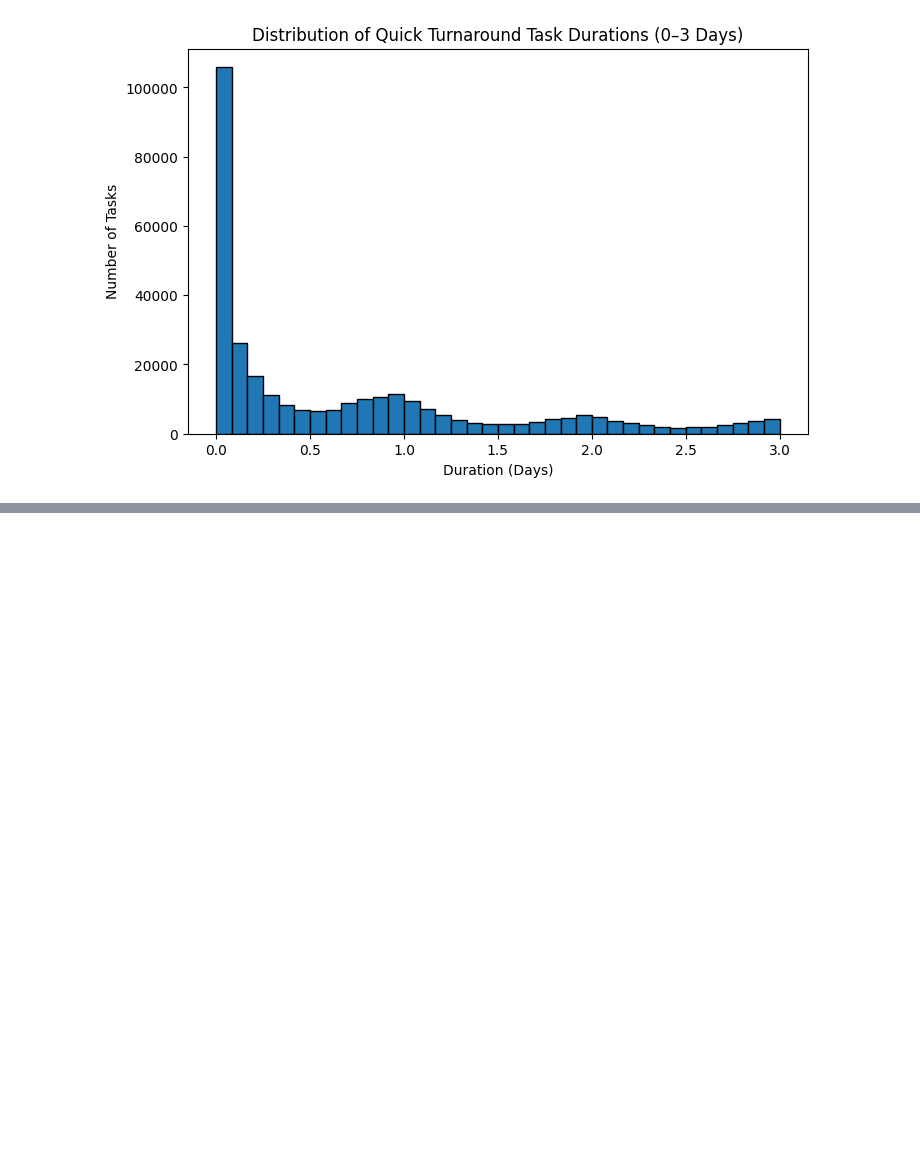
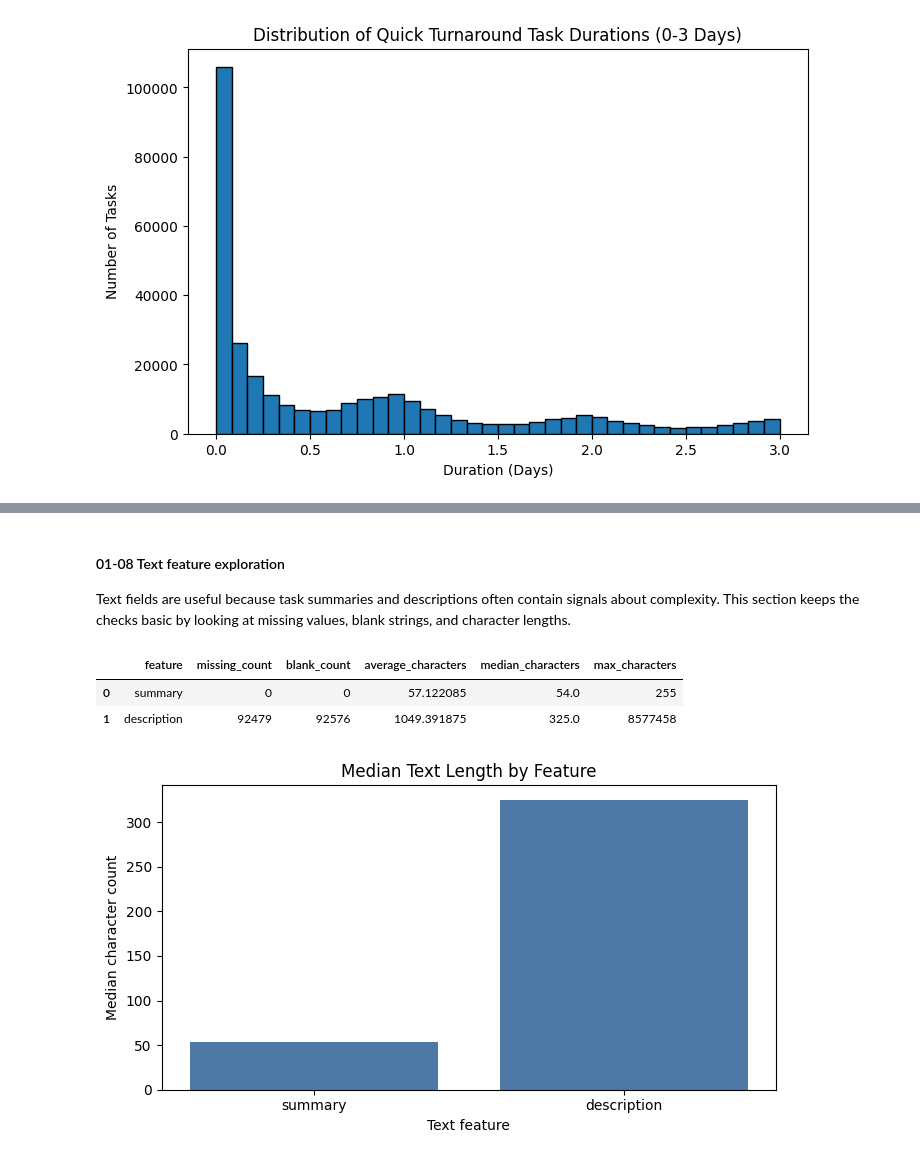
Before and after one commit to OmarElgaafary/Task-Duration-Classifier, a Jupyter notebook: notebooks/01-exploratory-data-analysis.ipynb, the cells around one changed output, grey strips where cells are left out. Saved outputs shown, nothing was run; the diff lists cells and outputs as text; code cells hidden in the pictures; blank space fills up the shorter version.

Commit message:
feat: added-feature-category-and-label-exploration-and-improved-previous-sections

```diff
--- a/notebooks/01-exploratory-data-analysis.ipynb
+++ b/notebooks/01-exploratory-data-analysis.ipynb
@@ -330,0 +340,37 @@ A boxplot is useful in identifying outliers since it uses an IQR (Inter Quartile
+# %% [markdown]
+#### 01-08 Text feature exploration
+
+Text fields are useful because task summaries and descriptions often contain signals about complexity. This section keeps the checks basic by looking at missing values, blank strings, and character lengths.
+# %%
+text_columns = ["summary", "description"]
+text_summary = []
+
+for column in text_columns:
+    text_values = cleaned_df[column].astype("string")
+    text_lengths = text_values.fillna("").str.len()
+    blank_count = text_values.fillna("").str.strip().eq("").sum()
+
+    text_summary.append({
+        "feature": column,
+        "missing_count": text_values.isna().sum(),
+        "blank_count": blank_count,
+        "average_characters": text_lengths.mean(),
+        "median_characters": text_lengths.median(),
+        "max_characters": text_lengths.max(),
+    })
+
+text_summary_df = pd.DataFrame(text_summary)
+display(text_summary_df)
+
+fig, ax = plt.subplots(figsize=(7, 4))
+ax.bar(text_summary_df["feature"], text_summary_df["median_characters"], color="#4E79A7")
+ax.set_title("Median Text Length by Feature")
+ax.set_xlabel("Text feature")
+ax.set_ylabel("Median character count")
+plt.tight_layout()
+plt.show()
+# %% [output]
+|  | feature | missing_count | blank_count | average_characters | median_characters | max_characters |
+| 0 | summary | 0 | 0 | 57.122085 | 54.0 | 255 |
+| 1 | description | 92479 | 92576 | 1049.391875 | 325.0 | 8577458 |
+[figure, added]
```
Also changed, not shown: parts of 26 cells of this notebook.
